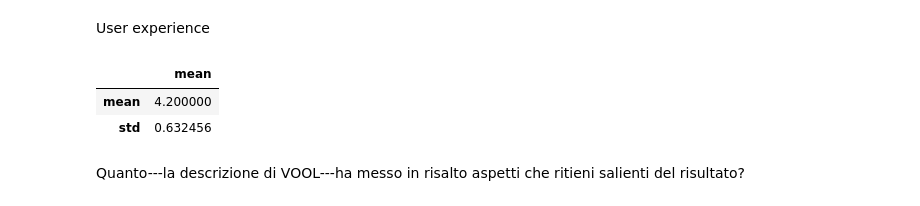
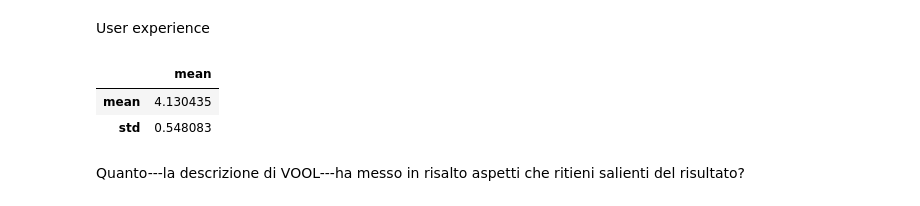
Before and after one commit to big-unibo/conversational-olap, a Jupyter notebook: COOL/src/main/python/charts.ipynb, the cells around one changed output. Saved outputs shown, nothing was run; the diff lists cells and outputs as text; code cells hidden in the pictures.

```diff
--- a/COOL/src/main/python/charts.ipynb
+++ b/COOL/src/main/python/charts.ipynb
@@ -261,5 +261,7 @@ fig
 [figure]
 # %%
 df = pd.read_csv(path + "formResponses.csv")
+for c in df.columns:
+    df[c] = df[c].replace(" \(Molto alto\)", "", regex=True).replace(" \(Very high\)", "", regex=True).replace(" \(Molto basso\)", "", regex=True).replace(" \(Very low\)", "", regex=True)
 df
 # %% [output]
@@ -352,10 +373,10 @@ dff2.drop(columns=["index"]).groupby(["module"]).mean()
 # %% [markdown]
 User experience
 # %%
-df[[x for x in df.columns if "Come valuti la user experience con VOOL?" in x]].agg([np.mean, np.std], axis=0).agg([np.mean], axis=1)
+df[[x for x in df.columns if "Come valuti la user experience con VOOL?" in x or "Evaluate your user experience with VOOL" in x]].apply(pd.to_numeric).agg([np.mean, np.std], axis=0).agg([np.mean], axis=1)
 # %% [output]
 |  | mean |
-| mean | 4.200000 |
-| std | 0.632456 |
+| mean | 4.130435 |
+| std | 0.548083 |
 # %% [markdown]
 Quanto---la descrizione di VOOL---ha messo in risalto aspetti che ritieni salienti del risultato?
```
Also changed, not shown: parts of 9 cells of this notebook, 7 other files.
